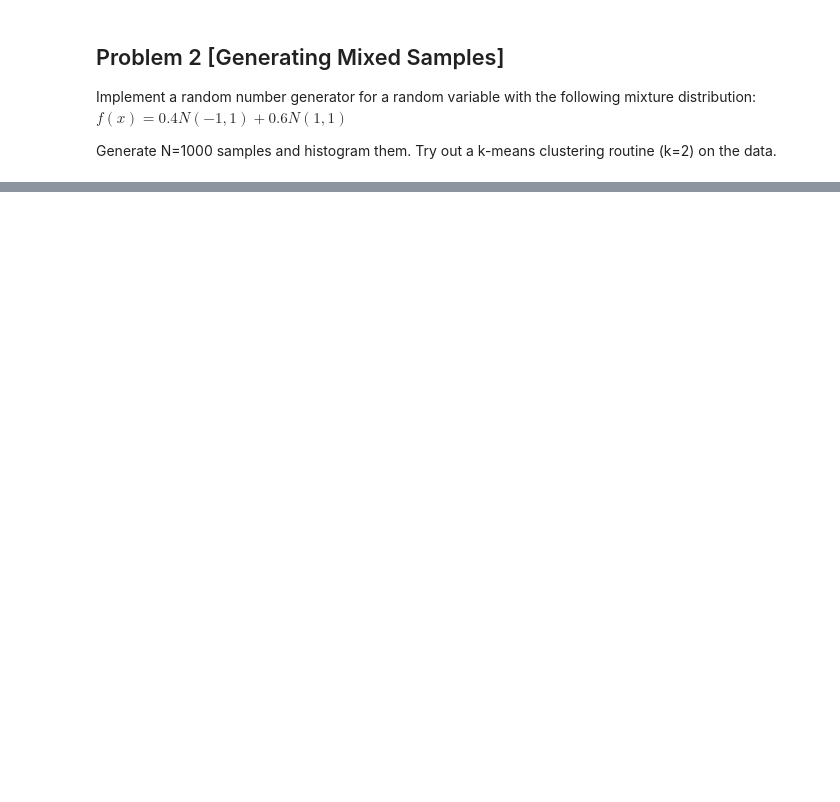
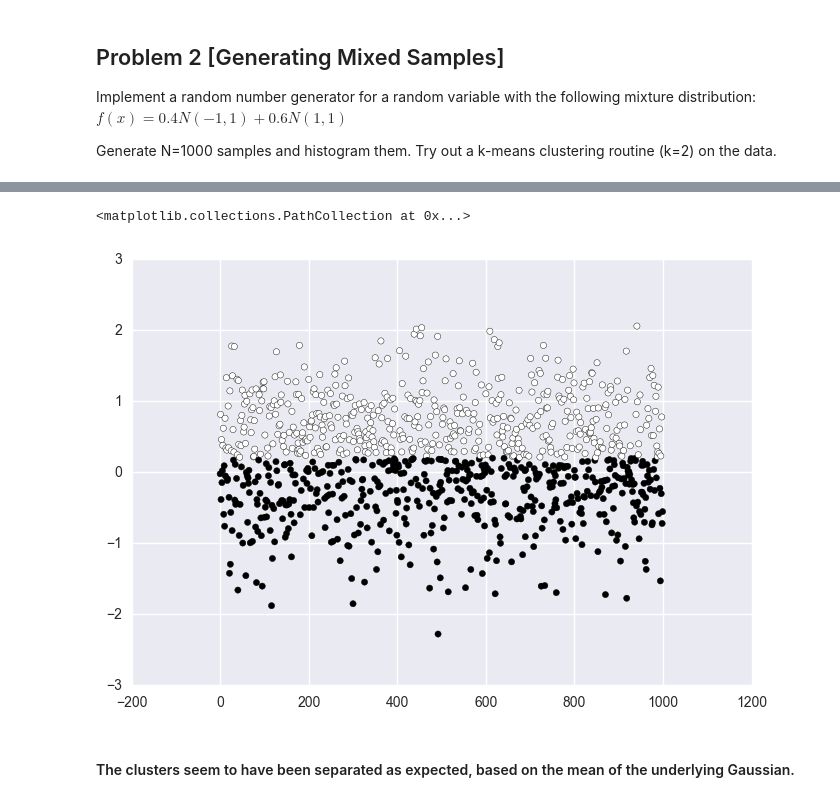
Before and after one commit to saketkc/hatex, a Jupyter notebook: 2016_Fall/EE-511/Homework3/Homework 3.ipynb, the cells around one changed output, grey strips where cells are left out. Drawn from its saved outputs; the diff is of its cells as text; code cells hidden in the pictures; blank space fills up the shorter version.

```diff
--- a/2016_Fall/EE-511/Homework3/Homework 3.ipynb
+++ b/2016_Fall/EE-511/Homework3/Homework 3.ipynb
@@ -85,0 +69,7 @@ array([1, 0, 1, 1, 0, 0, 0, 0, 0, 1, 0, 1, 1, 1, 1, 1, 0, 0, 1, 1, 1, 0, 0,
+# %%
+plt.scatter(range(1000), mixture_samples, c=y_pred)
+# %% [output]
+<matplotlib.collections.PathCollection at 0x...>
+[figure, added]
+# %% [markdown]
+#### The clusters seem to have been separated as expected, based on the mean of the underlying Gaussian.
```
Also changed, not shown: parts of 5 cells of this notebook.
